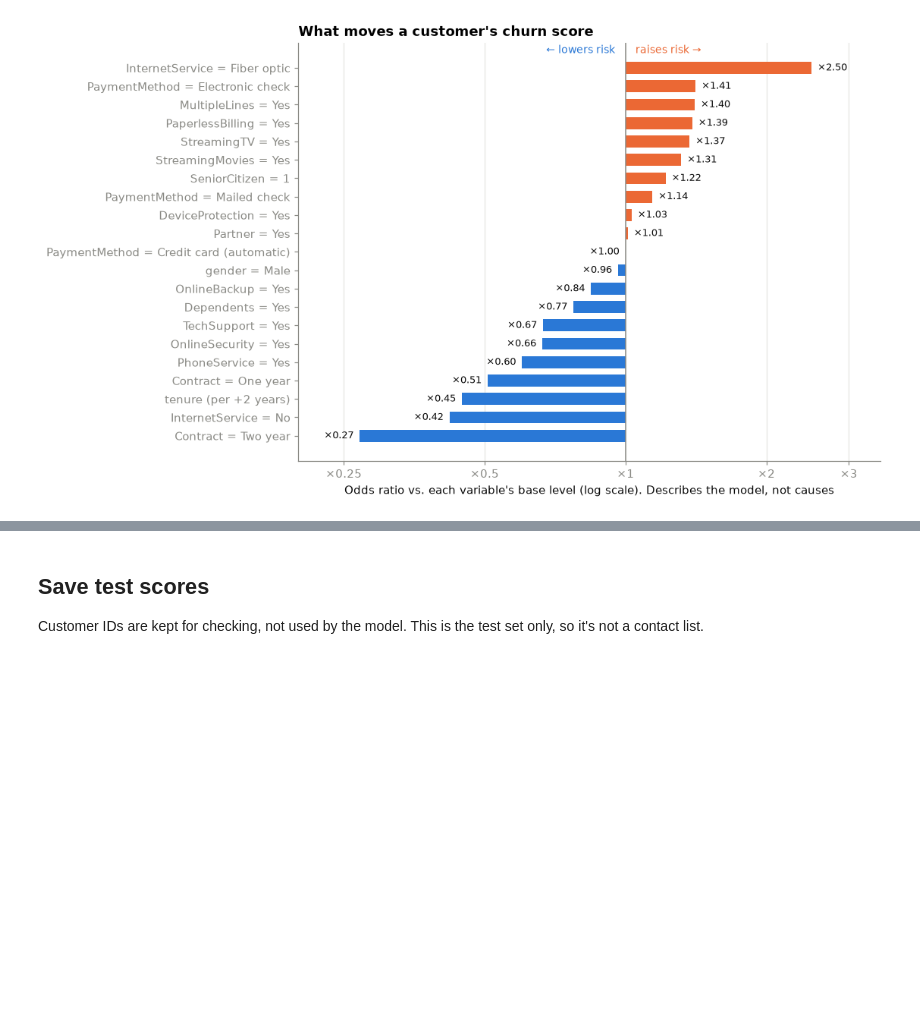
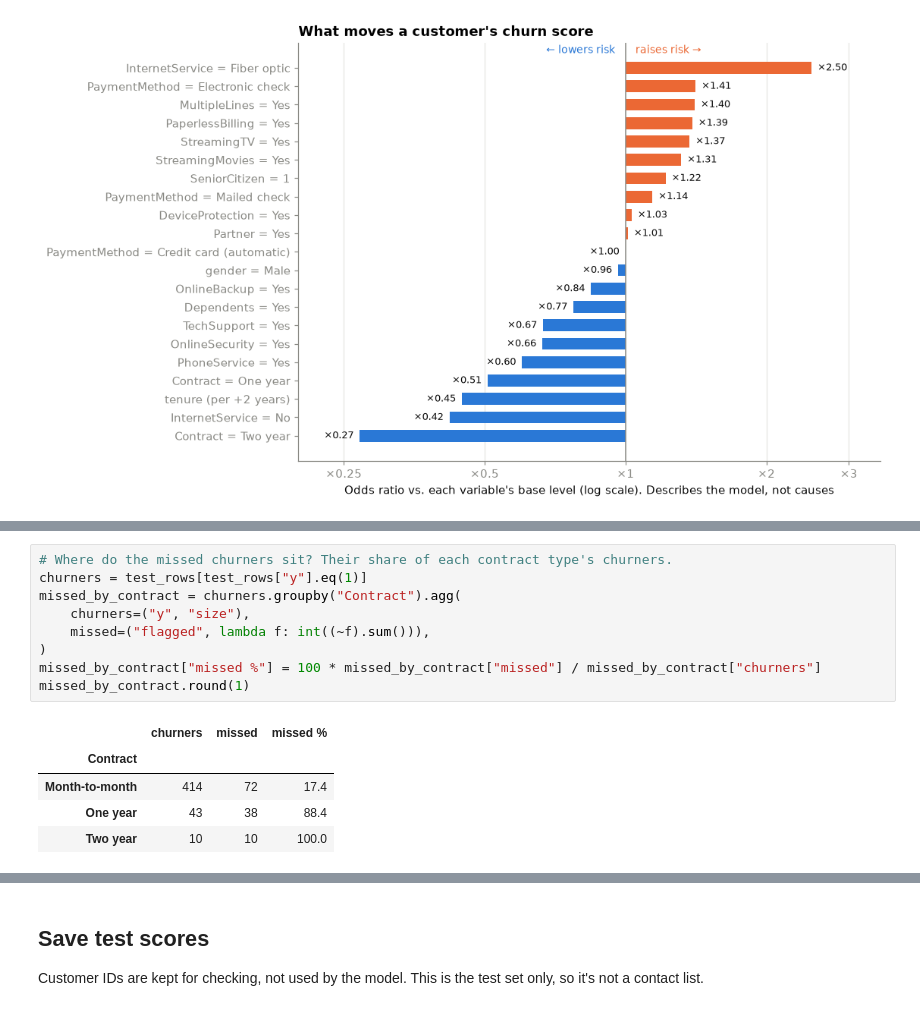
Before and after one commit to Srijana-gits/churn-intelligence, a Jupyter notebook: notebooks/04_evaluation.ipynb, the cells around one changed output, grey strips where cells are left out. Cells and saved outputs as stored; diff of their text form; blank space fills up the shorter version.

```diff
--- a/notebooks/04_evaluation.ipynb
+++ b/notebooks/04_evaluation.ipynb
@@ -352,0 +421,15 @@ plt.show()
+# %%
+# Where do the missed churners sit? Their share of each contract type's churners.
+churners = test_rows[test_rows["y"].eq(1)]
+missed_by_contract = churners.groupby("Contract").agg(
+    churners=("y", "size"),
+    missed=("flagged", lambda f: int((~f).sum())),
+)
+missed_by_contract["missed %"] = 100 * missed_by_contract["missed"] / missed_by_contract["churners"]
+missed_by_contract.round(1)
+# %% [output]
+|  | churners | missed | missed % |
+| Contract |  |  |  |
+| Month-to-month | 414 | 72 | 17.4 |
+| One year | 43 | 38 | 88.4 |
+| Two year | 10 | 10 | 100.0 |
```
Also changed, not shown: parts of 7 cells of this notebook, 4 other files.
